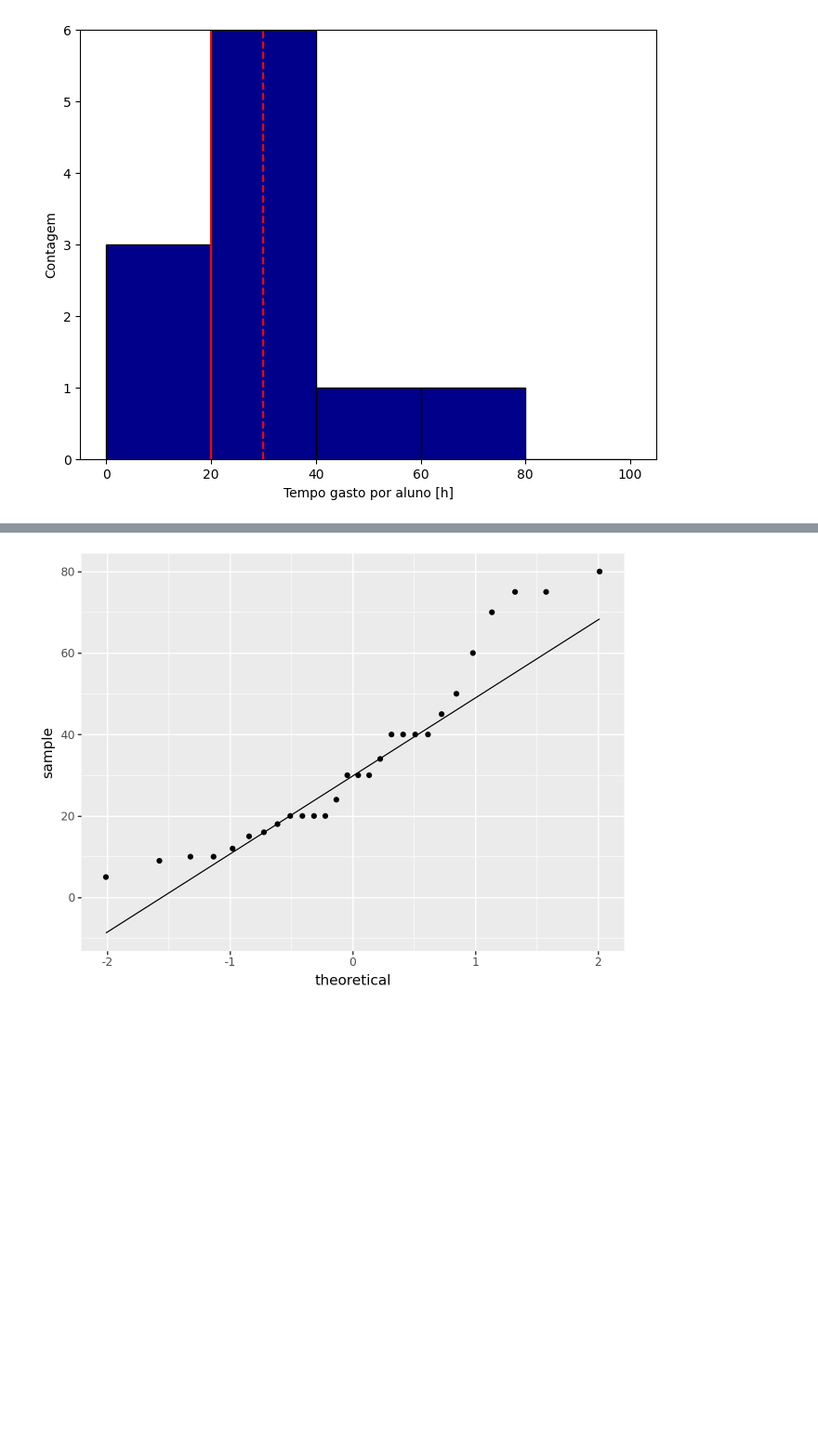
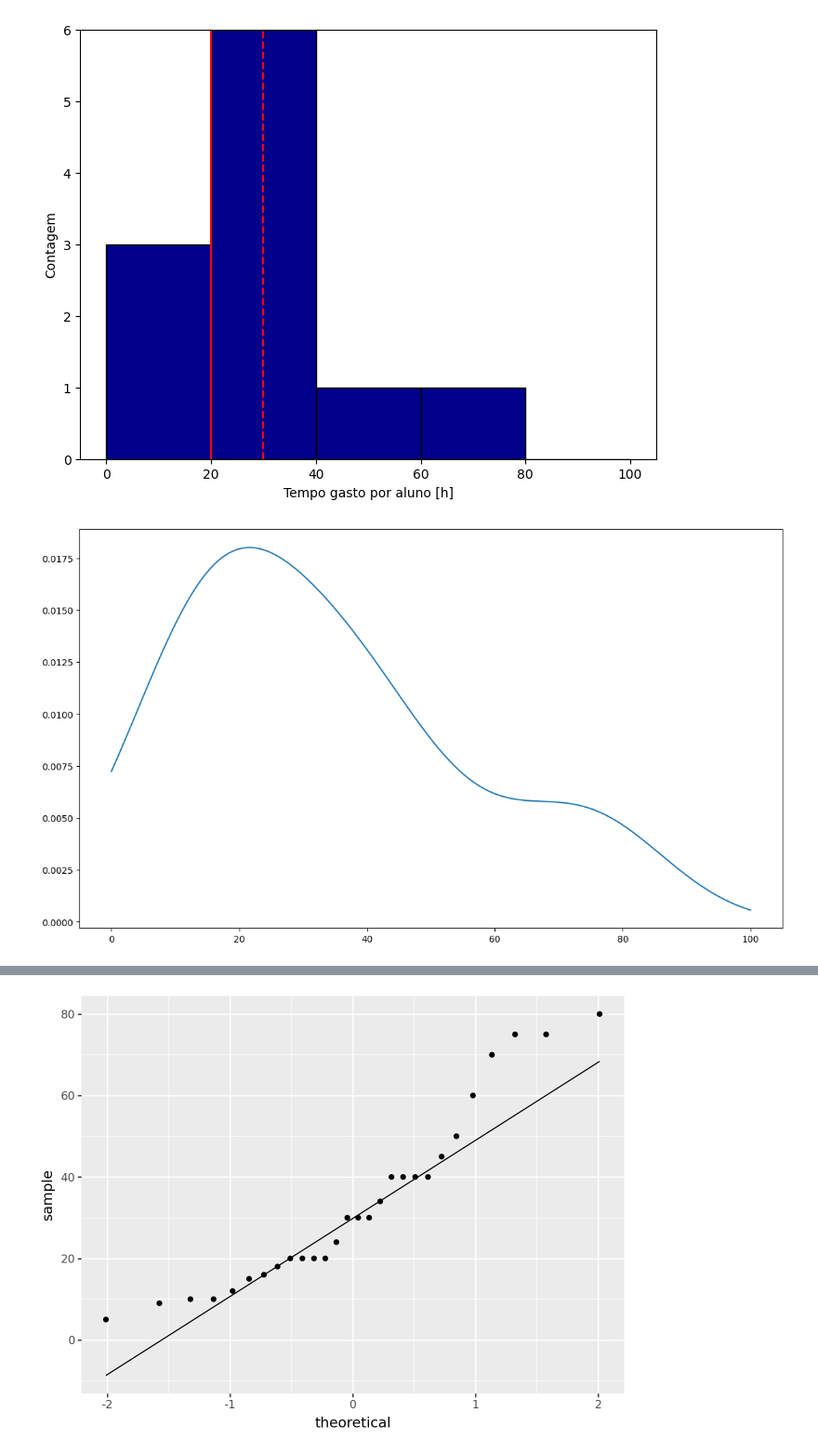
Before and after one commit to henriqueedu2001/pcs3635-health-research-data-analysis, a Jupyter notebook: analisys.ipynb, the cells around one changed output, grey strips where cells are left out. Shown at 93% size. Saved outputs shown, nothing was run; the diff lists cells and outputs as text; code cells hidden in the pictures; blank space fills up the shorter version.

Commit message:
scipy gaussian kde

```diff
--- a/analisys.ipynb
+++ b/analisys.ipynb
@@ -681,3 +683,25 @@ if save_all_figures:
 plt.show()
 # %% [output]
 [figure]
+# %%
+density = gaussian_kde(PA_4)
+density.covariance_factor = lambda : .530
+density._compute_covariance()
+
+xs = np.linspace(0, 100, 200)
+
+# Set the figure size
+plt.figure(figsize=(14, 8))
+
+lim_sup = 0.6
+
+# plt.vlines(PA_4_expected_hours, 0, lim_sup, linestyles='solid', color='r', label='esperado')
+# plt.vlines(PA_4_expected_hours + PA_4_expected_hours_safety_margin, 0, lim_sup, linestyles='dashed', color='r', label='esperado')
+
+# Make the chart
+# We're actually building a line chart where x values are set all along the axis and y value are
+# the corresponding values from the density function
+plt.plot(xs,density(xs))
+plt.show()
+# %% [output]
+[figure, added]
```
Also changed, not shown: parts of 14 cells of this notebook.
